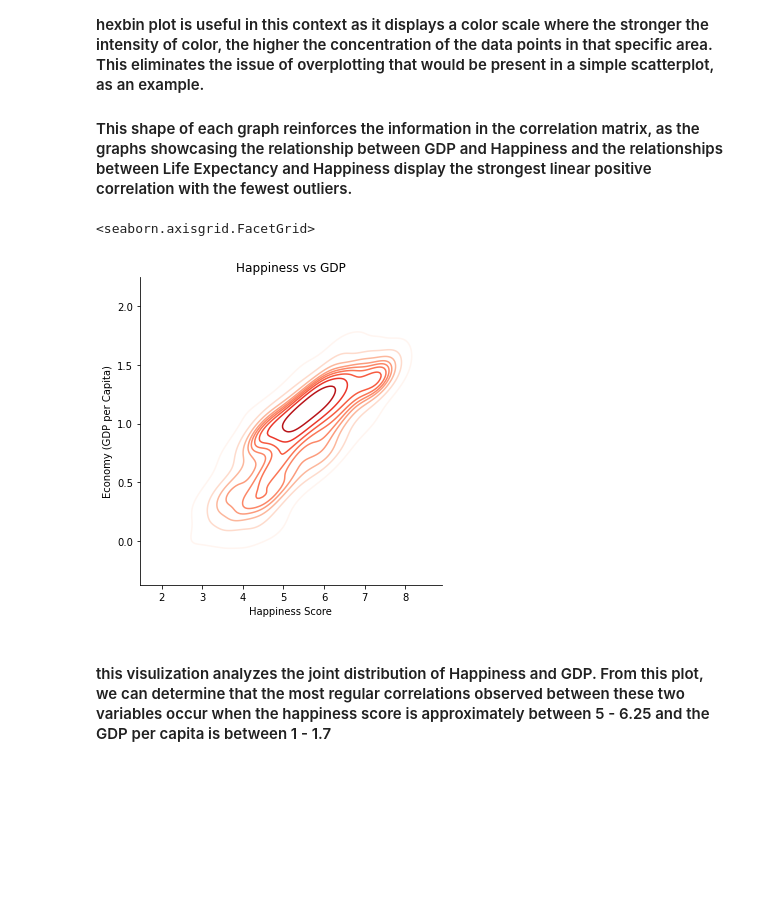
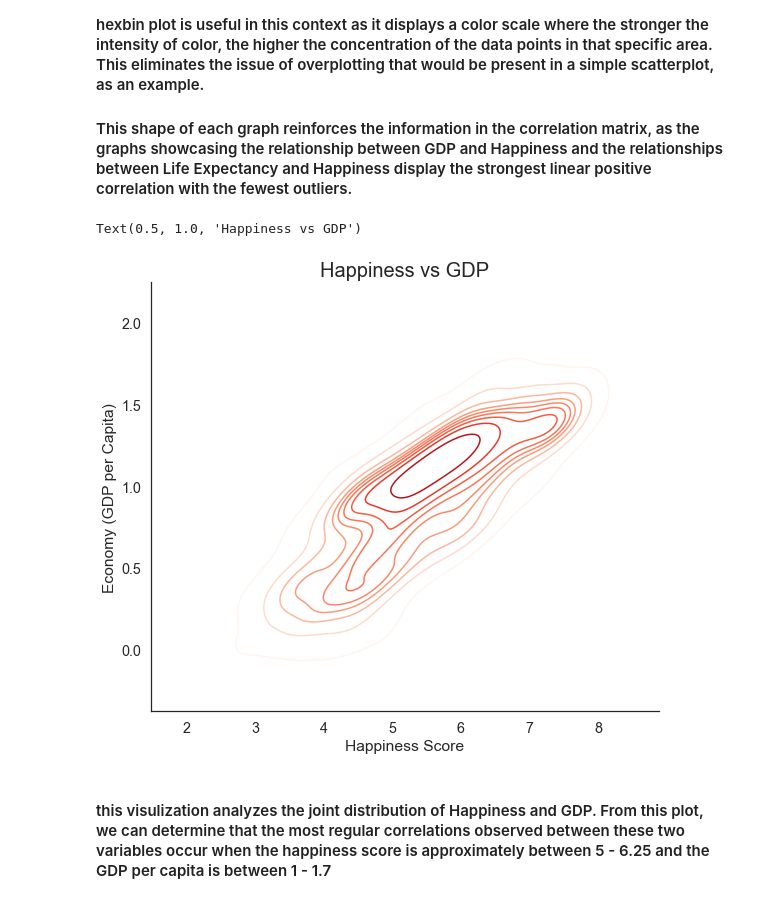
Before and after one commit to ubco-W2022T1-cosc301/project-group47, a Jupyter notebook: notebooks/analysis1.ipynb, the cells around one changed output. Saved outputs shown, nothing was run; the diff lists cells and outputs as text; code cells hidden in the pictures; blank space fills up the shorter version.

Commit message:
added new visualization

```diff
--- a/notebooks/analysis1.ipynb
+++ b/notebooks/analysis1.ipynb
@@ -322,11 +287,13 @@ fig.colorbar(a,cax=cbar_ax)
 # %%
 x1=df3["Happiness Score"]
 y1=df3["Economy (GDP per Capita)"]
 
-sns.displot(data=df3,x=x1, y=y1,kind='kde',cmap='Reds').set(title='Happiness vs GDP')
+sns.displot(data=df3,x=x1, y=y1,kind='kde',cmap='Reds',height=7, aspect=11.7/10)
+
+plt.title('Happiness vs GDP', fontsize=20)
 # %% [output]
-<seaborn.axisgrid.FacetGrid>
+Text(0.5, 1.0, 'Happiness vs GDP')
-[figure, old version]
+[figure, new version]
 # %% [markdown]
 #### this visulization analyzes the joint distribution of Happiness and GDP. From this plot, we can determine that the most regular correlations observed between these two variables occur when the happiness score is approximately between 5 - 6.25 and the GDP per capita is between 1 - 1.7
 # %% [markdown]
```
Also changed, not shown: parts of 5 cells of this notebook.
